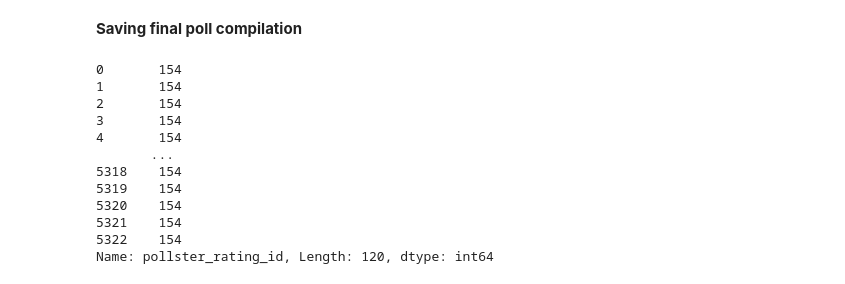
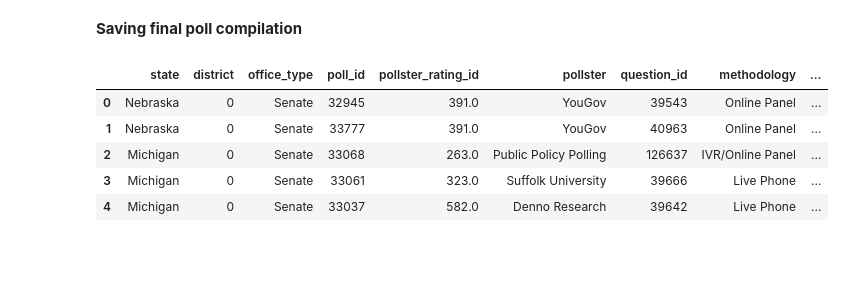
Before and after one commit to BPR-Data-Team/ElectionModel2024, a Jupyter notebook: code/OneTimeCleaning/PastPolls.ipynb, the cells around one changed output. Cells and saved outputs as stored; diff of their text form; code cells hidden in the pictures; blank space fills up the shorter version.

```diff
--- a/code/OneTimeCleaning/PastPolls.ipynb
+++ b/code/OneTimeCleaning/PastPolls.ipynb
@@ -146,7 +148,7 @@ office_type_dict = {
 
 #Cleaning polls from before 2022
 prior_polls = (
-    pd.read_csv("https://github.com/fivethirtyeight/data/raw/master/pollster-ratings/raw-polls.csv")
+    pd.read_csv("../../data/raw_polls.csv")
     .assign(
         electiondate=lambda x: x['electiondate'].apply(safe_parse),
         polldate=lambda x: x['polldate'].apply(safe_parse),
@@ -181,20 +199,2 @@ HTTPError: HTTP Error 404: Not Found
 # %% [markdown]
 **Saving final poll compilation**
-# %%
-#all_past_polls.to_csv("../../cleaned_data/Historical Polls.csv")
-
-new_polls = pd.read_csv("https://projects.fivethirtyeight.com/polls-page/data/president_polls.csv")
-new_polls[new_polls['pollster'] == "Ipsos"]['pollster_rating_id']
-# %% [output]
-0       154
-1       154
-2       154
-3       154
-4       154
-       ...
-5318    154
-5319    154
-5320    154
-5321    154
-5322    154
-Name: pollster_rating_id, Length: 120, dtype: int64
@@ -200,0 +203,9 @@ Name: pollster_rating_id, Length: 120, dtype: int64
+# %%
+all_past_polls.head()
+# %% [output]
+|  | state | district | office_type | poll_id | pollster_rating_id | pollster | question_id | methodology | ... |
+| 0 | Nebraska | 0 | Senate | 32945 | 391.0 | YouGov | 39543 | Online Panel | ... |
+| 1 | Nebraska | 0 | Senate | 33777 | 391.0 | YouGov | 40963 | Online Panel | ... |
+| 2 | Michigan | 0 | Senate | 33068 | 263.0 | Public Policy Polling | 126637 | IVR/Online Panel | ... |
+| 3 | Michigan | 0 | Senate | 33061 | 323.0 | Suffolk University | 39666 | Live Phone | ... |
+| 4 | Michigan | 0 | Senate | 33037 | 582.0 | Denno Research | 39642 | Live Phone | ... |
```
Also changed, not shown: parts of 3 cells of this notebook, 45 other files.
